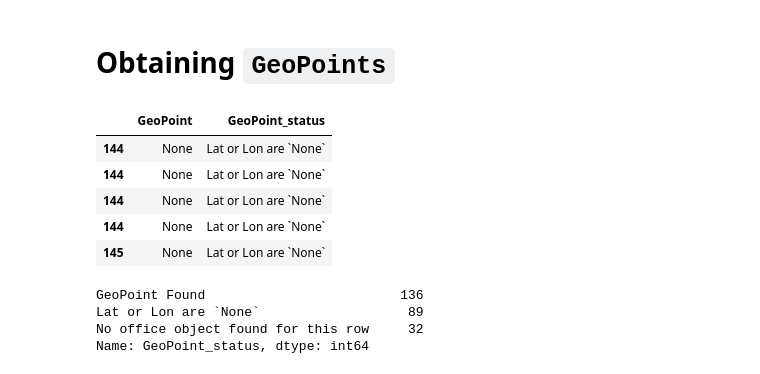
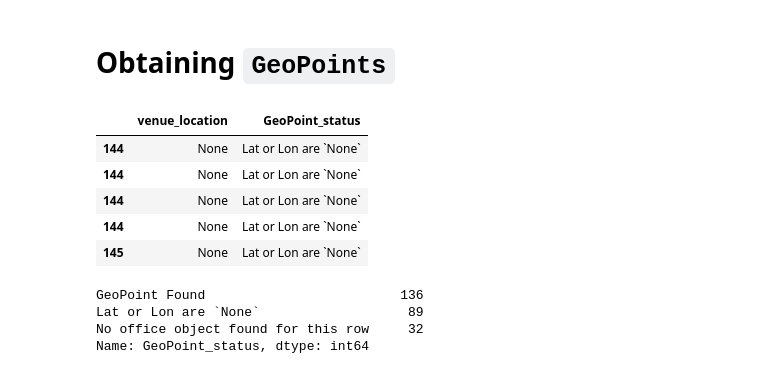
Before and after one commit to rihp/geodata, a Jupyter notebook: Exploring_crunchbase_company_data.ipynb, the cells around one changed output. Saved outputs shown, nothing was run; the diff lists cells and outputs as text; code cells hidden in the pictures.

Commit message:
Standarizing output formats for easier comparison of locations

```diff
--- a/Exploring_crunchbase_company_data.ipynb
+++ b/Exploring_crunchbase_company_data.ipynb
@@ -108,13 +108,14 @@ def officeToGeoPoint(row):
 
             # Turn the Float values in the specified keys into GeoPoints:
             if (type(office['latitude'])) == float and type(office['longitude']):
-                return ({
-                    'type': 'Point',
-                    'PointCategory':'business office',
-                    'coordinates':[
-                        office['longitude'],
-                        office['latitude']
-                    ]
+                return ({'PointCategory':'business office',
+                         'GeoPoint':{
+                            'type': 'Point',
+                            'coordinates':[
+                                office['longitude'],
+                                office['latitude']
+                            ]
+                         }
                 },
                 "GeoPoint Found")
             elif (type(office['latitude'])) == None or type(office['longitude'] == None):
@@ -144,10 +145,10 @@ cleaned_offices = companydata.apply(officeToGeoPoint, # The function we made
 #   but only two columns
 # %%
 #Assign a name to the columns
-cleaned_offices.columns = ["GeoPoint","GeoPoint_status"]
+cleaned_offices.columns = ["venue_location","GeoPoint_status"]
 cleaned_offices.tail(5)
 # %% [output]
-|  | GeoPoint | GeoPoint_status |
+|  | venue_location | GeoPoint_status |
 | 144 | None | Lat or Lon are `None` |
 | 144 | None | Lat or Lon are `None` |
 | 144 | None | Lat or Lon are `None` |
```
Also changed, not shown: parts of 3 cells of this notebook, 4 other files.
